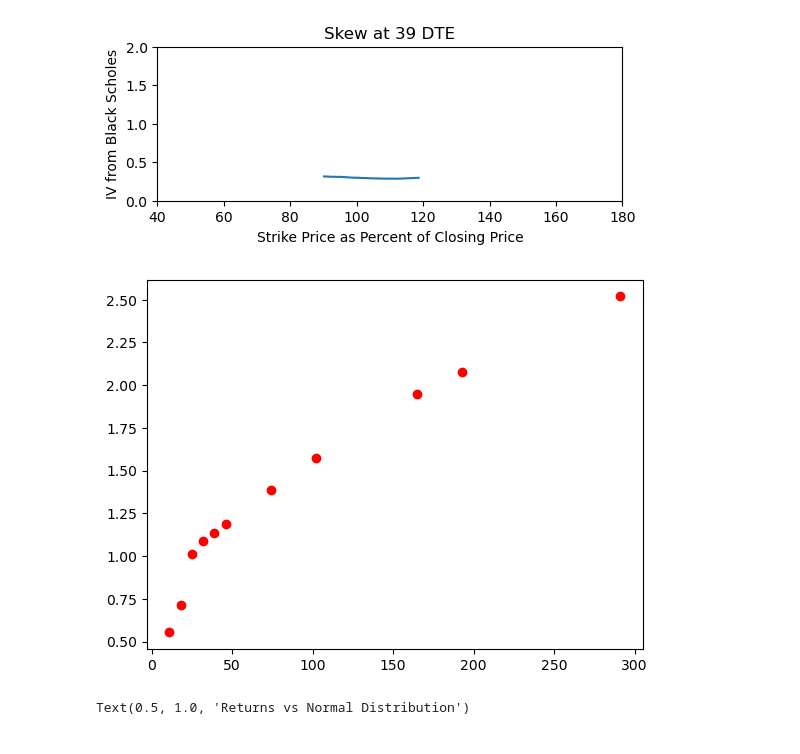
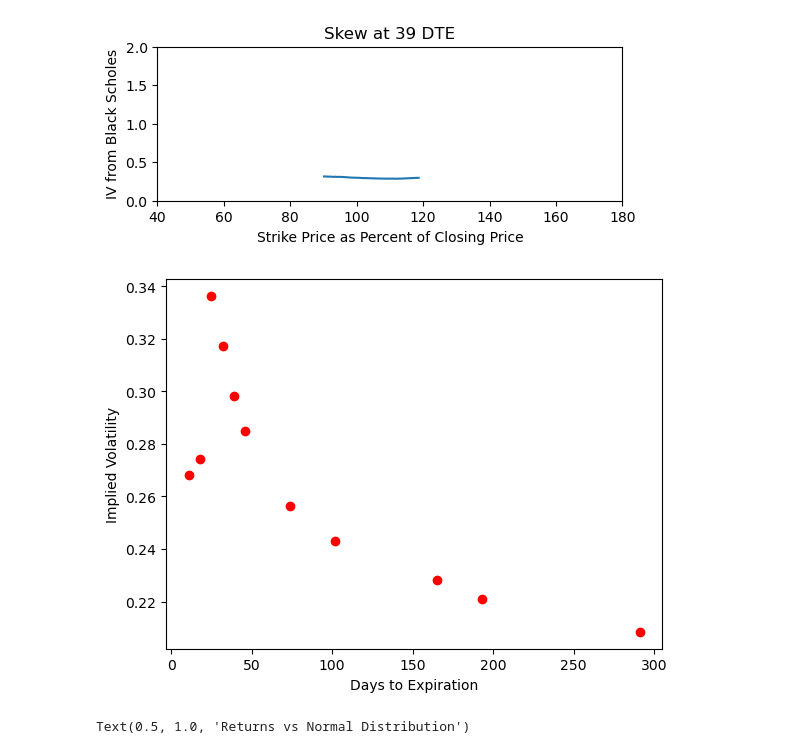
Before and after one commit to joeHollander/Quant_Finance, a Jupyter notebook: Options/OptionVisualization.ipynb, the cells around one changed output. Drawn from its saved outputs; the diff is of its cells as text; code cells hidden in the pictures.

```diff
--- a/Options/OptionVisualization.ipynb
+++ b/Options/OptionVisualization.ipynb
@@ -159,28 +159,30 @@ with warnings.catch_warnings():
 # %%
 # finding term structure
 # creating strike divided by close column
 with warnings.catch_warnings():
     warnings.simplefilter("ignore")
     df1["close adj strike"] = df1["strike price"] / df1["closing price"]
 
     # finding closest to the money strike (ATM)
     def index_closest_to(val, arr):
         arr = np.array(arr)
         closest = np.max(arr[arr < val])
         return np.where(arr == closest)
 
     moneyness_val = 1 # 1 is ATM, 0.5 would be ITM, 1.5 would be OTM
     #df1["moneyness_val"] = list(map(np.full, len(df1["close adj strike"]), moneyness_val))
     df1["atm strike index"] = list(map(index_closest_to, np.full(len(df1["close adj strike"]), moneyness_val), df1["close adj strike"]))
     df1["atm strike index"] = [np.array(x).flatten() for x in df1["atm strike index"]]
 
     x = np.array(df1.loc[0, "DTE"])[df1.loc[0, "atm strike index"]]
-    y = np.array(df1.loc[0, "call mid"])[df1.loc[0, "atm strike index"]]
+    y = np.array(df1.loc[0, "IV"])[df1.loc[0, "atm strike index"]]
     plt.plot(x, y, "ro")
+    plt.xlabel("Days to Expiration")
+    plt.ylabel("Implied Volatility")
 
     df1.head()
 # %% [output]
-[figure, old version]
+[figure, new version]
 # %%
 # distribution of returns
 import random
```
